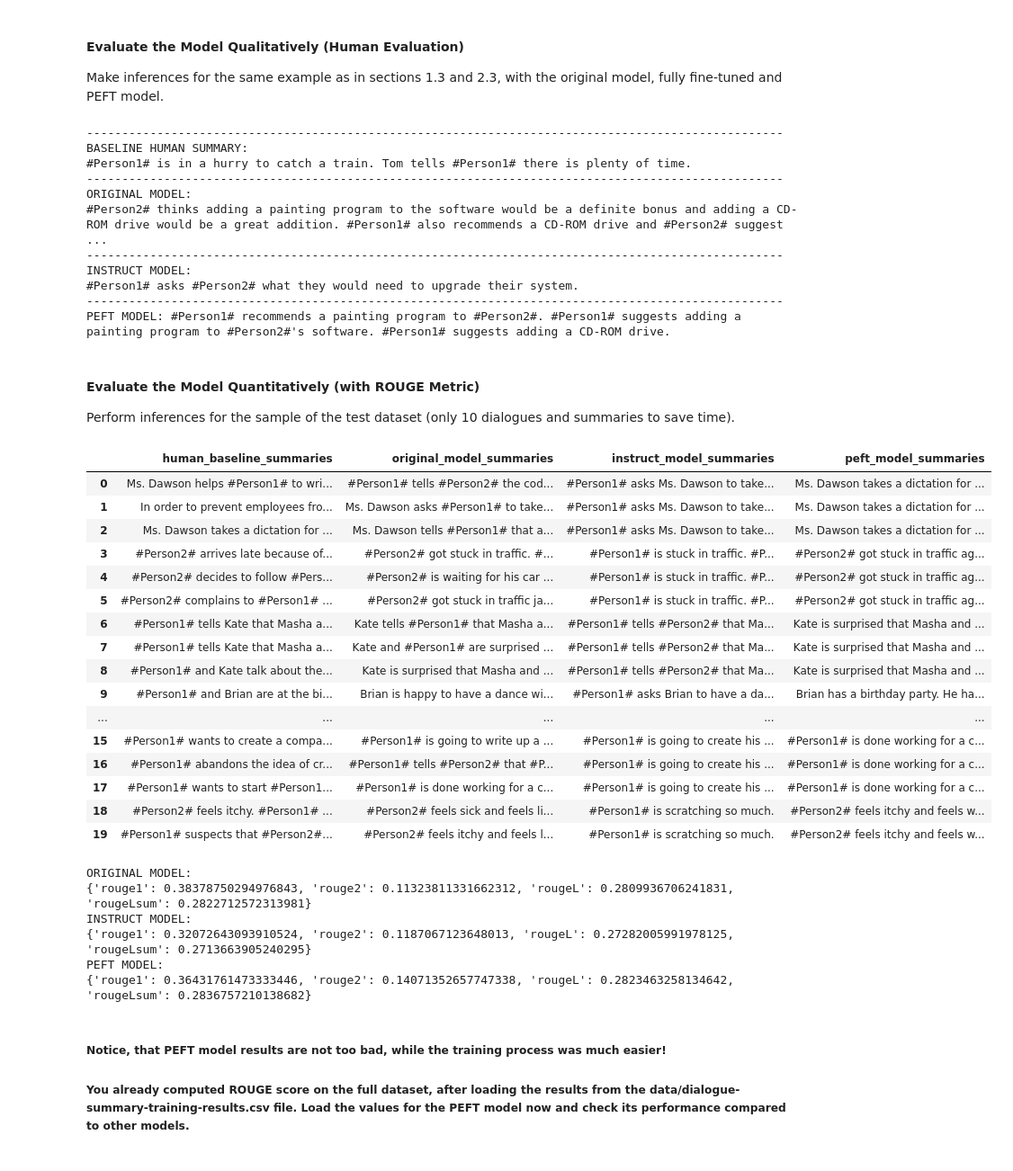
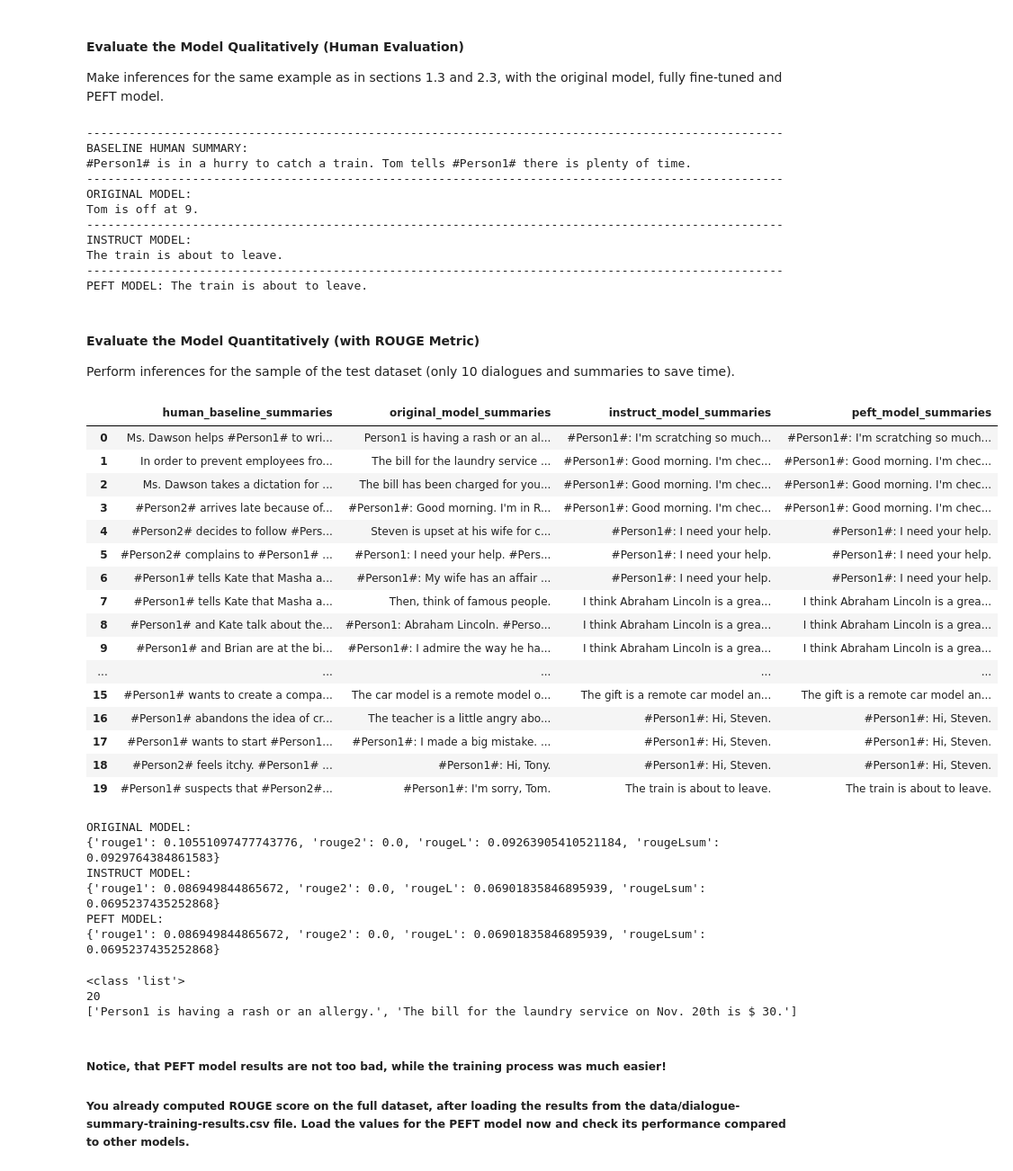
Before and after one commit to hwang2006/Generative-AI-with-LLMs, a Jupyter notebook: Lab_2_fine_tune_generative_ai_model.ipynb, the cells around one changed output. Shown: that part at 90% size. Drawn from its saved outputs; the diff is of its cells as text; code cells hidden in the pictures.

```diff
--- a/Lab_2_fine_tune_generative_ai_model.ipynb
+++ b/Lab_2_fine_tune_generative_ai_model.ipynb
@@ -97,8 +97,8 @@ model_name='google/flan-t5-base'
 #model_name='google/flan-t5-xl'
 #model_name='google/flan-t5-xxl'
 
-original_model = AutoModelForSeq2SeqLM.from_pretrained(model_name, torch_dtype=torch.bfloat16)
-#original_model = AutoModelForSeq2SeqLM.from_pretrained(model_name)
+#original_model = AutoModelForSeq2SeqLM.from_pretrained(model_name, torch_dtype=torch.bfloat16)
+original_model = AutoModelForSeq2SeqLM.from_pretrained(model_name)
 tokenizer = AutoTokenizer.from_pretrained(model_name)
 # %% [markdown]
 ##### It is possible to pull out the number of model parameters and find out how many of them are trainable. The following function can be used to do that, at this stage, you do not need to go into details of it.
@@ -253,14 +257,16 @@ output_dir = "./dialogue-summary-training"
 training_args = TrainingArguments(
     output_dir=output_dir,
     #learning_rate=1e-5,
-    learning_rate=1e-4,
-    num_train_epochs=1,
+    learning_rate=2e-5,
+    #learning_rate=1e-4,
+    num_train_epochs=3,
     #num_train_epochs=45,
     #num_train_epochs=15,
     weight_decay=0.01,
     logging_steps=100,
-    #max_steps=1
-    #max_steps=100
+    fp16 = True,
+    #max_steps=1,
+    max_steps=100,
 )
 
 trainer = Trainer(
@@ -627,7 +628,9 @@ Make inferences for the same example as in sections 1.3 and 2.3, with the origin
 # %%
 peft_model = peft_model.to(device)
 
-index = 200
+#index = 200
+index = 40
+
 dialogue = dataset['test'][index]['dialogue']
 baseline_human_summary = dataset['test'][index]['summary']
 
@@ -664,17 +667,17 @@ BASELINE HUMAN SUMMARY:
 #Person1# is in a hurry to catch a train. Tom tells #Person1# there is plenty of time.
 ---------------------------------------------------------------------------------------------------
 ORIGINAL MODEL:
-#Person2# thinks adding a painting program to the software would be a definite bonus and adding a CD-ROM drive would be a great addition. #Person1# also recommends a CD-ROM drive and #Person2# suggest ...
+Tom is off at 9.
 ---------------------------------------------------------------------------------------------------
 INSTRUCT MODEL:
-#Person1# asks #Person2# what they would need to upgrade their system.
+The train is about to leave.
 ---------------------------------------------------------------------------------------------------
-PEFT MODEL: #Person1# recommends a painting program to #Person2#. #Person1# suggests adding a painting program to #Person2#'s software. #Person1# suggests adding a CD-ROM drive.
+PEFT MODEL: The train is about to leave.
 # %% [markdown]
 #### Evaluate the Model Quantitatively (with ROUGE Metric)
 Perform inferences for the sample of the test dataset (only 10 dialogues and summaries to save time).
 # %%
-dialogues = dataset['test'][0:20]['dialogue']
+dialogues = dataset['test'][20:40]['dialogue']
 human_baseline_summaries = dataset['test'][0:20]['summary']
 
 original_model_summaries = []
@@ -686,49 +689,49 @@ for idx, dialogue in enumerate(dialogues):
 Summarize the following conversation.
 
 {dialogue}
 
 Summary: """
 
     input_ids = tokenizer(prompt, return_tensors="pt").input_ids
     input_ids = input_ids.to(device)
 
     human_baseline_text_output = human_baseline_summaries[idx]
 
     original_model_outputs = original_model.generate(input_ids=input_ids, generation_config=GenerationConfig(max_new_tokens=200))
     original_model_text_output = tokenizer.decode(original_model_outputs[0], skip_special_tokens=True)
 
     instruct_model_outputs = instruct_model.generate(input_ids=input_ids, generation_config=GenerationConfig(max_new_tokens=200))
     instruct_model_text_output = tokenizer.decode(instruct_model_outputs[0], skip_special_tokens=True)
 
     peft_model_outputs = peft_model.generate(input_ids=input_ids, generation_config=GenerationConfig(max_new_tokens=200))
     peft_model_text_output = tokenizer.decode(peft_model_outputs[0], skip_special_tokens=True)
 
     original_model_summaries.append(original_model_text_output)
     instruct_model_summaries.append(instruct_model_text_output)
     peft_model_summaries.append(peft_model_text_output)
 
 zipped_summaries = list(zip(human_baseline_summaries, original_model_summaries, instruct_model_summaries, peft_model_summaries))
 
 df = pd.DataFrame(zipped_summaries, columns = ['human_baseline_summaries', 'original_model_summaries', 'instruct_model_summaries', 'peft_model_summaries'])
 df
 # %% [output]
 |  | human_baseline_summaries | original_model_summaries | instruct_model_summaries | peft_model_summaries |
-| 0 | Ms. Dawson helps #Person1# to wri... | #Person1# tells #Person2# the cod... | #Person1# asks Ms. Dawson to take... | Ms. Dawson takes a dictation for ... |
-| 1 | In order to prevent employees fro... | Ms. Dawson asks #Person1# to take... | #Person1# asks Ms. Dawson to take... | Ms. Dawson takes a dictation for ... |
-| 2 | Ms. Dawson takes a dictation for ... | Ms. Dawson tells #Person1# that a... | #Person1# asks Ms. Dawson to take... | Ms. Dawson takes a dictation for ... |
-| 3 | #Person2# arrives late because of... | #Person2# got stuck in traffic. #... | #Person1# is stuck in traffic. #P... | #Person2# got stuck in traffic ag... |
-| 4 | #Person2# decides to follow #Pers... | #Person2# is waiting for his car ... | #Person1# is stuck in traffic. #P... | #Person2# got stuck in traffic ag... |
-| 5 | #Person2# complains to #Person1# ... | #Person2# got stuck in traffic ja... | #Person1# is stuck in traffic. #P... | #Person2# got stuck in traffic ag... |
-| 6 | #Person1# tells Kate that Masha a... | Kate tells #Person1# that Masha a... | #Person1# tells #Person2# that Ma... | Kate is surprised that Masha and ... |
-| 7 | #Person1# tells Kate that Masha a... | Kate and #Person1# are surprised ... | #Person1# tells #Person2# that Ma... | Kate is surprised that Masha and ... |
-| 8 | #Person1# and Kate talk about the... | Kate is surprised that Masha and ... | #Person1# tells #Person2# that Ma... | Kate is surprised that Masha and ... |
-| 9 | #Person1# and Brian are at the bi... | Brian is happy to have a dance wi... | #Person1# asks Brian to have a da... | Brian has a birthday party. He ha... |
+| 0 | Ms. Dawson helps #Person1# to wri... | Person1 is having a rash or an al... | #Person1#: I'm scratching so much... | #Person1#: I'm scratching so much... |
+| 1 | In order to prevent employees fro... | The bill for the laundry service ... | #Person1#: Good morning. I'm chec... | #Person1#: Good morning. I'm chec... |
+| 2 | Ms. Dawson takes a dictation for ... | The bill has been charged for you... | #Person1#: Good morning. I'm chec... | #Person1#: Good morning. I'm chec... |
+| 3 | #Person2# arrives late because of... | #Person1#: Good morning. I'm in R... | #Person1#: Good morning. I'm chec... | #Person1#: Good morning. I'm chec... |
+| 4 | #Person2# decides to follow #Pers... | Steven is upset at his wife for c... | #Person1#: I need your help. | #Person1#: I need your help. |
+| 5 | #Person2# complains to #Person1# ... | #Person1: I need your help. #Pers... | #Person1#: I need your help. | #Person1#: I need your help. |
+| 6 | #Person1# tells Kate that Masha a... | #Person1#: My wife has an affair ... | #Person1#: I need your help. | #Person1#: I need your help. |
+| 7 | #Person1# tells Kate that Masha a... | Then, think of famous people. | I think Abraham Lincoln is a grea... | I think Abraham Lincoln is a grea... |
+| 8 | #Person1# and Kate talk about the... | #Person1: Abraham Lincoln. #Perso... | I think Abraham Lincoln is a grea... | I think Abraham Lincoln is a grea... |
+| 9 | #Person1# and Brian are at the bi... | #Person1#: I admire the way he ha... | I think Abraham Lincoln is a grea... | I think Abraham Lincoln is a grea... |
 | ... | ... | ... | ... | ... |
-| 15 | #Person1# wants to create a compa... | #Person1# is going to write up a ... | #Person1# is going to create his ... | #Person1# is done working for a c... |
-| 16 | #Person1# abandons the idea of cr... | #Person1# tells #Person2# that #P... | #Person1# is going to create his ... | #Person1# is done working for a c... |
-| 17 | #Person1# wants to start #Person1... | #Person1# is done working for a c... | #Person1# is going to create his ... | #Person1# is done working for a c... |
-| 18 | #Person2# feels itchy. #Person1# ... | #Person2# feels sick and feels li... | #Person1# is scratching so much. | #Person2# feels itchy and feels w... |
-| 19 | #Person1# suspects that #Person2#... | #Person2# feels itchy and feels l... | #Person1# is scratching so much. | #Person2# feels itchy and feels w... |
+| 15 | #Person1# wants to create a compa... | The car model is a remote model o... | The gift is a remote car model an... | The gift is a remote car model an... |
+| 16 | #Person1# abandons the idea of cr... | The teacher is a little angry abo... | #Person1#: Hi, Steven. | #Person1#: Hi, Steven. |
+| 17 | #Person1# wants to start #Person1... | #Person1#: I made a big mistake. ... | #Person1#: Hi, Steven. | #Person1#: Hi, Steven. |
+| 18 | #Person2# feels itchy. #Person1# ... | #Person1#: Hi, Tony. | #Person1#: Hi, Steven. | #Person1#: Hi, Steven. |
+| 19 | #Person1# suspects that #Person2#... | #Person1#: I'm sorry, Tom. | The train is about to leave. | The train is about to leave. |
 # %%
 rouge = evaluate.load('rouge')
 
@@ -761,11 +764,19 @@ print('PEFT MODEL:')
 print(peft_model_results)
 # %% [output]
 ORIGINAL MODEL:
-{'rouge1': 0.38378750294976843, 'rouge2': 0.11323811331662312, 'rougeL': 0.2809936706241831, 'rougeLsum': 0.2822712572313981}
+{'rouge1': 0.10551097477743776, 'rouge2': 0.0, 'rougeL': 0.09263905410521184, 'rougeLsum': 0.0929764384861583}
 INSTRUCT MODEL:
-{'rouge1': 0.32072643093910524, 'rouge2': 0.1187067123648013, 'rougeL': 0.27282005991978125, 'rougeLsum': 0.2713663905240295}
+{'rouge1': 0.086949844865672, 'rouge2': 0.0, 'rougeL': 0.06901835846895939, 'rougeLsum': 0.0695237435252868}
 PEFT MODEL:
-{'rouge1': 0.36431761473333446, 'rouge2': 0.14071352657747338, 'rougeL': 0.2823463258134642, 'rougeLsum': 0.2836757210138682}
+{'rouge1': 0.086949844865672, 'rouge2': 0.0, 'rougeL': 0.06901835846895939, 'rougeLsum': 0.0695237435252868}
+# %%
+print(type(original_model_summaries))
+print(len(original_model_summaries))
+print(original_model_summaries[:2])
+# %% [output]
+<class 'list'>
+20
+['Person1 is having a rash or an allergy.', 'The bill for the laundry service on Nov. 20th is $ 30.']
 # %% [markdown]
 ##### Notice, that PEFT model results are not too bad, while the training process was much easier!
 
```
Also changed, not shown: parts of 11 cells of this notebook.
